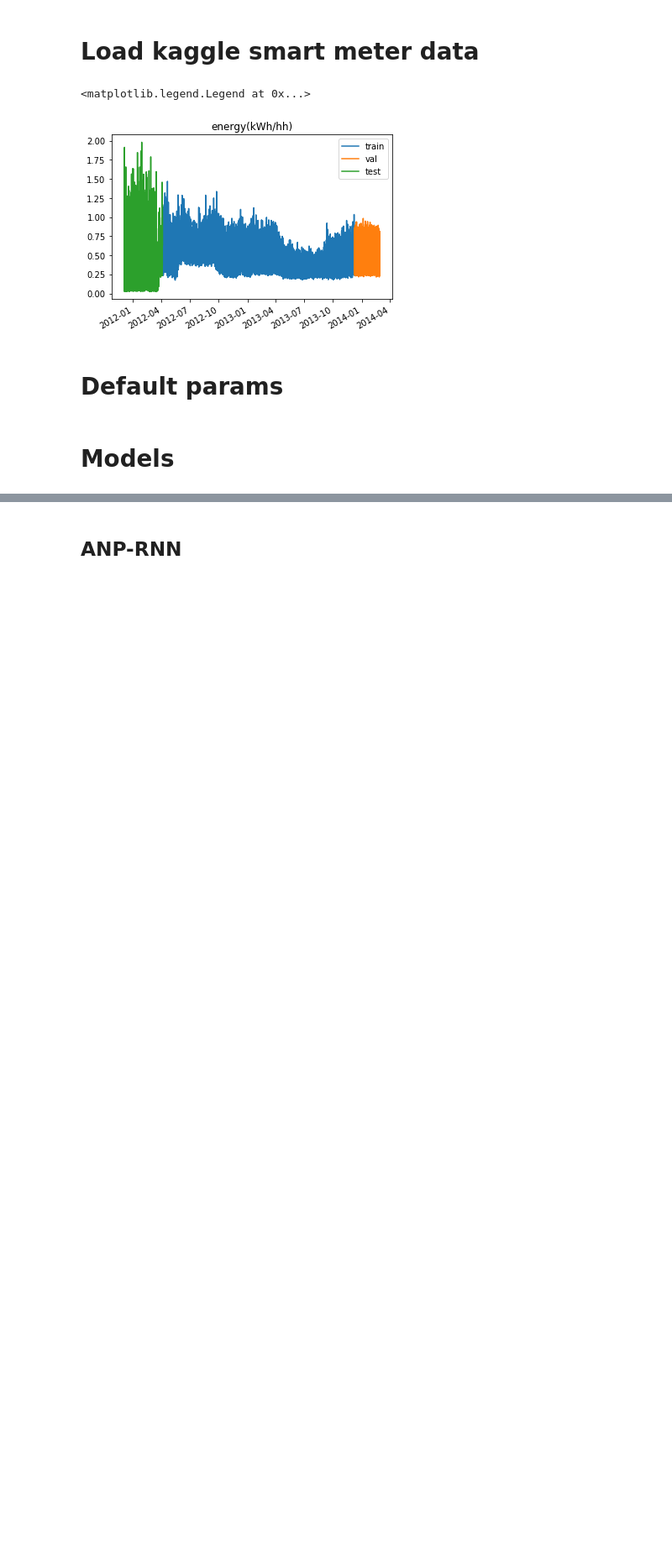
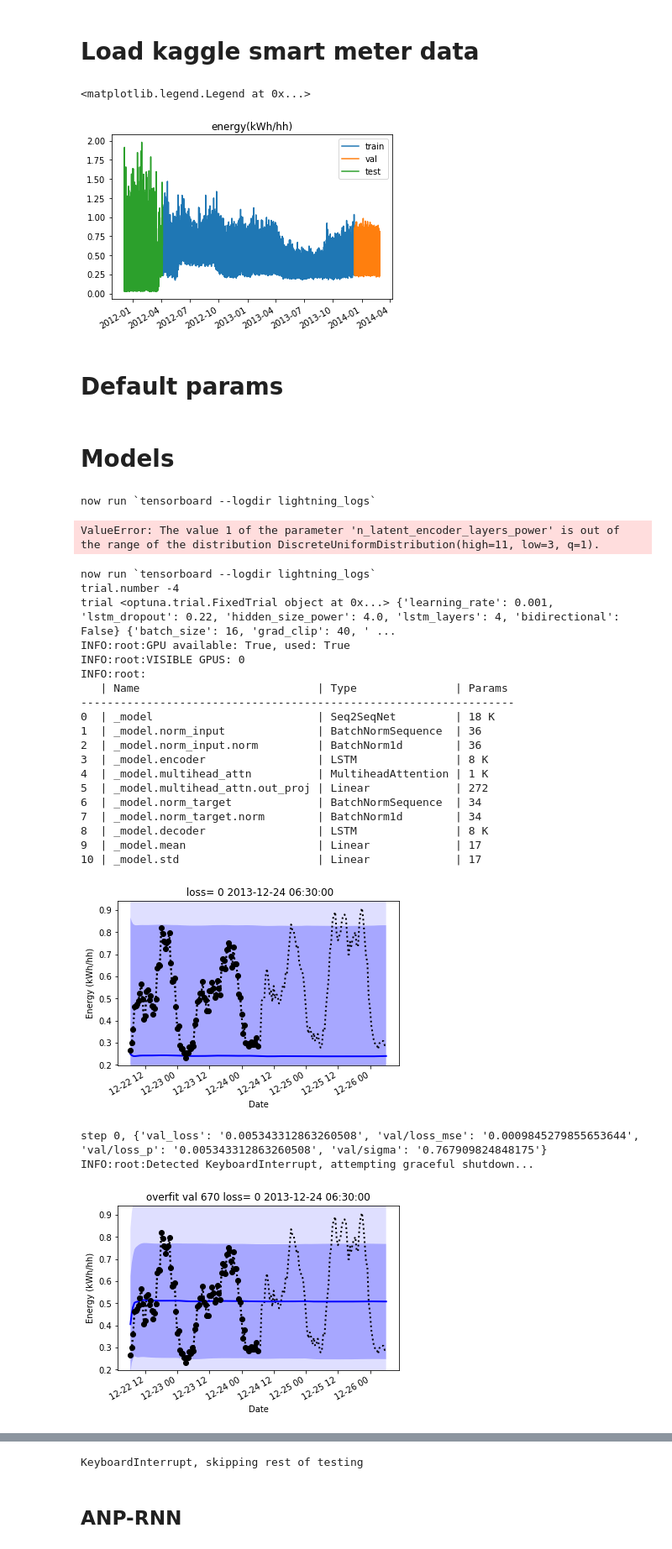
Before and after one commit to wassname/attentive-neural-processes, a Jupyter notebook: smartmeters-ANP-RNN.ipynb, the cells around one changed output, grey strips where cells are left out. Shown at 84% size. Cells and saved outputs as stored; diff of their text form; code cells hidden in the pictures; blank space fills up the shorter version.

```diff
--- a/smartmeters-ANP-RNN.ipynb
+++ b/smartmeters-ANP-RNN.ipynb
@@ -103,3 +103,14 @@ default_user_attrs = {
 results = {}
 # %% [markdown]
 # Models
+# %%
+trial, trainer, model = run_trial(
+    name="anp-rnn",
+    params={
+    },
+    user_attrs = default_user_attrs,
+    PL_MODEL_CLS=PL_NeuralProcess
+)
+# %% [output]
+now run `tensorboard --logdir lightning_logs`
+ValueError: The value 1 of the parameter 'n_latent_encoder_layers_power' is out of the range of the distribution DiscreteUniformDistribution(high=11, low=3, q=1).
@@ -105,0 +133,29 @@ results = {}
+# %%
+trial, trainer, model = run_trial(name="LSTMSeq2Seq_PL",
+                                  params={},
+                                  user_attrs=default_user_attrs,
+                                  PL_MODEL_CLS=LSTMSeq2Seq_PL)
+# %% [output]
+now run `tensorboard --logdir lightning_logs`
+trial.number -4
+trial <optuna.trial.FixedTrial object at 0x...> {'learning_rate': 0.001, 'lstm_dropout': 0.22, 'hidden_size_power': 4.0, 'lstm_layers': 4, 'bidirectional': False} {'batch_size': 16, 'grad_clip': 40, ' ...
+INFO:root:GPU available: True, used: True
+INFO:root:VISIBLE GPUS: 0
+INFO:root:
+   | Name                           | Type               | Params
+------------------------------------------------------------------
+0  | _model                         | Seq2SeqNet         | 18 K
+1  | _model.norm_input              | BatchNormSequence  | 36
+2  | _model.norm_input.norm         | BatchNorm1d        | 36
+3  | _model.encoder                 | LSTM               | 8 K
+4  | _model.multihead_attn          | MultiheadAttention | 1 K
+5  | _model.multihead_attn.out_proj | Linear             | 272
+6  | _model.norm_target             | BatchNormSequence  | 34
+7  | _model.norm_target.norm        | BatchNorm1d        | 34
+8  | _model.decoder                 | LSTM               | 8 K
+9  | _model.mean                    | Linear             | 17
+10 | _model.std                     | Linear             | 17
+[figure, added]
+step 0, {'val_loss': '0.005343312863260508', 'val/loss_mse': '0.0009845279855653644', 'val/loss_p': '0.005343312863260508', 'val/sigma': '0.767909824848175'}
+INFO:root:Detected KeyboardInterrupt, attempting graceful shutdown...
+[figure, added]
@@ -106,3 +164,4 @@ results = {}
+KeyboardInterrupt, skipping rest of testing
 # %% [markdown]
 ## ANP-RNN
 # %%
```
Also changed, not shown: parts of 21 cells of this notebook, 10 other files.
